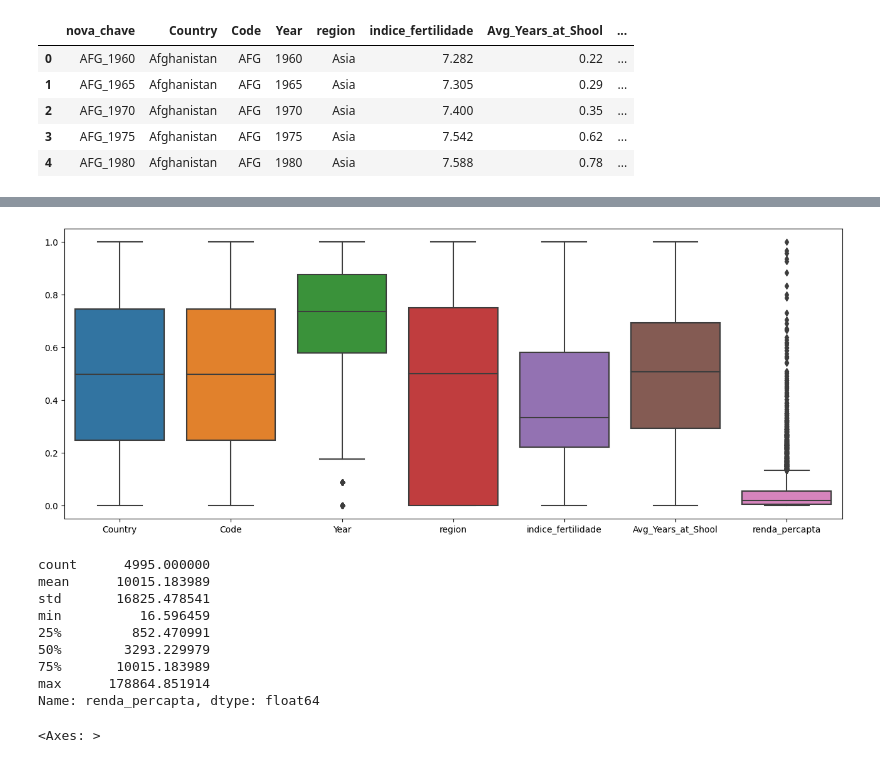
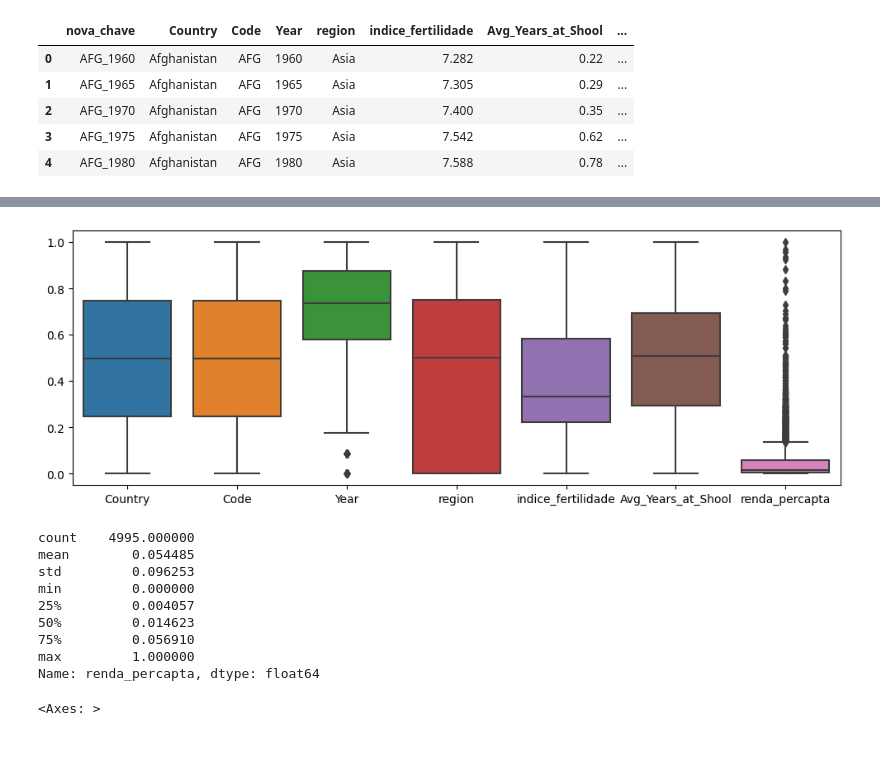
Before and after one commit to Lorybs/PES_ciencia_de_dados, a Jupyter notebook: ProjetoPES.ipynb, the cells around one changed output, grey strips where cells are left out. Saved outputs shown, nothing was run; the diff lists cells and outputs as text; code cells hidden in the pictures.

```diff
--- a/ProjetoPES.ipynb
+++ b/ProjetoPES.ipynb
@@ -399,0 +403,3 @@ percapta.dropna(inplace= True)
+# %%
+percapta = percapta.fillna(axis=0, method='ffill', limit=5)
+percapta = percapta.fillna(axis=0, method='bfill', limit=5)
@@ -570,2 +558,0 @@ print(datasetfinal['renda_percapta'].min())
-# %%
-datasetfinal['renda_percapta'].fillna(datasetfinal['renda_percapta'].mean(), inplace=True)
@@ -695,0 +636,4 @@ dataset_norm.describe()
+# %%
+# normalizando min-max devido a renda
+dataset_norm = (datasetcode - datasetcode.min()) / (datasetcode.max() - datasetcode.min())
+print(dataset_norm.head())
@@ -713,8 +692,10 @@ datasetfinal['Year'].max()
 # %% [output]
 2017
 # %%
+#Escolhi dividir e agrupar pelas décadas, ex anos 60, 70...
 bins = [0, 1960, 1970, 1980, 1990, 2000, 2010, 2017]
-datasetfinal['Range'] = pd.cut(datasetfinal['Year'].to_numpy(), bins=bins, labels=['60s', '70s', '80s', '90s', '2000s', '2010s', '2017s'])
+datasetfinal['Range'] = pd.cut(datasetfinal['Year'].to_numpy(), bins=bins, labels=['1960s', '1970s', '1980s' , '1990s', '2000s', '2010s', '2017s'])
+dataset_norm['Range'] = pd.cut(datasetfinal['Year'].to_numpy(), bins=bins, labels=['1960', '1970', '1980' , '1990', '2000', '2010', '2017'])
 # %%
 datasetfinal.head()
 # %% [output]
@@ -756,21 +736,21 @@ import matplotlib.pyplot as plt
 # %%
 #plot para verificar em gráfico
 #Presença de outliers na renda percapta
-plt.figure(figsize=(16,6))
+plt.figure(figsize=(12,4))
 ax = sns.boxplot(data = dataset_norm)
 # %% [output]
-[figure, old version]
+[figure, new version]
 # %%
-datasetfinal['renda_percapta'].describe()
+dataset_norm['renda_percapta'].describe()
 # %% [output]
-count      4995.000000
-mean      10015.183989
-std       16825.478541
-min          16.596459
-25%         852.470991
-50%        3293.229979
-75%       10015.183989
-max      178864.851914
+count    4995.000000
+mean        0.054485
+std         0.096253
+min         0.000000
+25%         0.004057
+50%         0.014623
+75%         0.056910
+max         1.000000
 Name: renda_percapta, dtype: float64
 # %%
 datasetfinal['renda_percapta'].plot.box()
```
Also changed, not shown: parts of 129 cells of this notebook.
